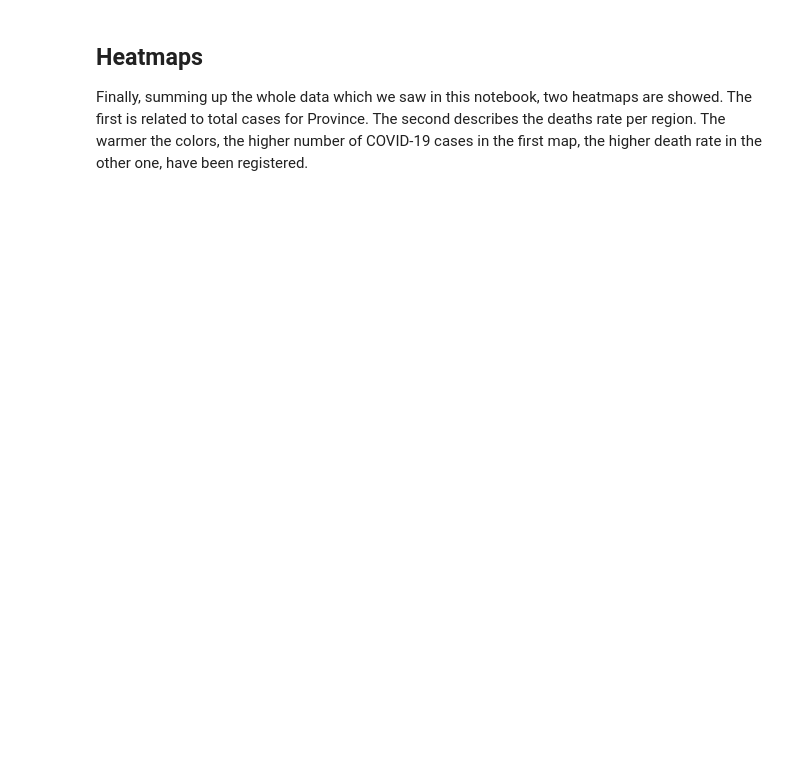
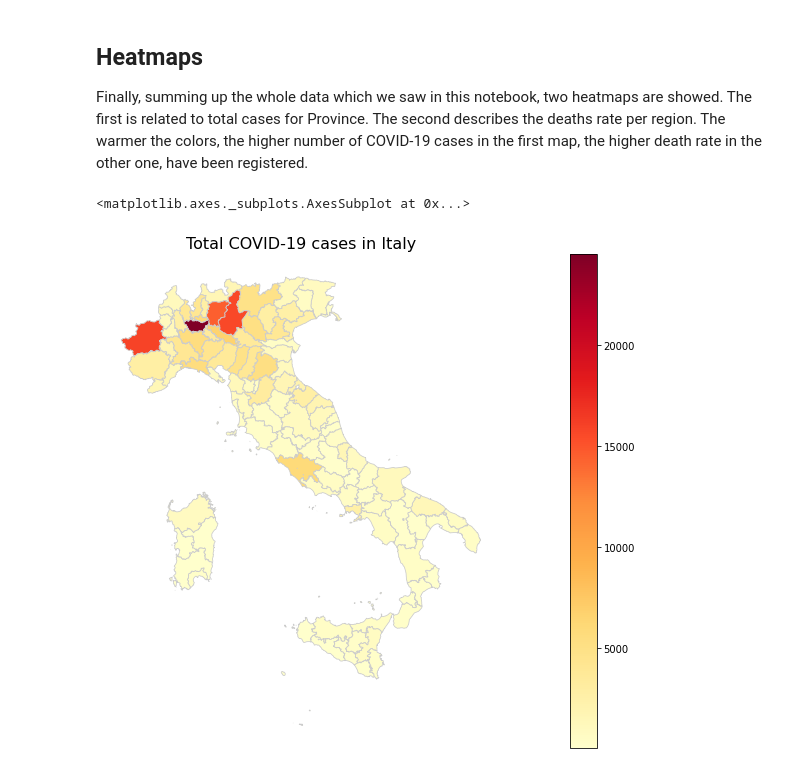
Before and after one commit to pisalore/AAGM_exam, a Jupyter notebook: pandas_exam.ipynb, the cells around one changed output. Saved outputs shown, nothing was run; the diff lists cells and outputs as text; code cells hidden in the pictures; blank space fills up the shorter version.

```diff
--- a/pandas_exam.ipynb
+++ b/pandas_exam.ipynb
@@ -76,7 +76,7 @@ Here, like for Regions above, all the Italian Provinces' COVID-19 data are displ
 from February, 24th 2020 up to date. The only health available data are the ones relative to **total cases** per day for each
 province.
 # %%
-dF_provinces = pd.read_json(r'dpc-covid19-ita-province.json')
+dF_provinces = pd.read_json(r'covid19/dpc-covid19-ita-province.json')
 dF_provinces = dF_provinces[dF_provinces['denominazione_provincia'] != 'In fase di definizione/aggiornamento' ]
 dF_provinces = dF_provinces[dF_provinces['denominazione_provincia'] != 'Fuori Regione / Provincia Autonoma' ]
 dF_provinces = dF_provinces[dF_provinces['denominazione_provincia'] != 'In fase di definizione' ]
@@ -489,25 +671,28 @@ The first is related to total cases for Province. The second describes the death
 The warmer the colors, the higher number of COVID-19 cases in the first map, the higher death rate in the other one,
 have been registered.
 # %%
-it_prov_geo = "limits_IT_provinces.geojson"
+it_prov_geo = "geojson/limits_IT_provinces.geojson"
 
 map_prov_df = gpd.read_file(it_prov_geo)
 province_map = map_prov_df.head(107)
 dF_today_prov = dF_provinces[['denominazione_provincia', 'totale_casi']].tail(107)
 
 
 merged_prov = pd.merge(province_map, dF_today_prov, left_on=  ['prov_name'],
                    right_on= ['denominazione_provincia'])
 
 total_cases_col = 'totale_casi'
 fig8, ax8 = plt.subplots(1, figsize=(10, 20))
 ax8.axis("off")
 ax8.set_title("Total COVID-19 cases in Italy", fontdict={"fontsize": "16", "fontweight" : "3"})
 v_min, v_max = dF_today_prov[['totale_casi']].min()[0], dF_today_prov[['totale_casi']].max()[0]
 sm = plt.cm.ScalarMappable(cmap="YlOrRd", norm=plt.Normalize(vmin=v_min, vmax=v_max))
 sm._A = []
 divider = make_axes_locatable(ax8)
 cax = divider.append_axes("right", size="5%", pad=0.1)
 cbar = fig8.colorbar(sm, cax=cax)
 merged_prov.plot(column=total_cases_col, cmap="YlOrRd", linewidth=0.8, ax=ax8, edgecolor="0.8")
+# %% [output]
+<matplotlib.axes._subplots.AxesSubplot at 0x...>
+[figure, added]
 # %%
```
Also changed, not shown: parts of 20 cells of this notebook, 10 other files.
